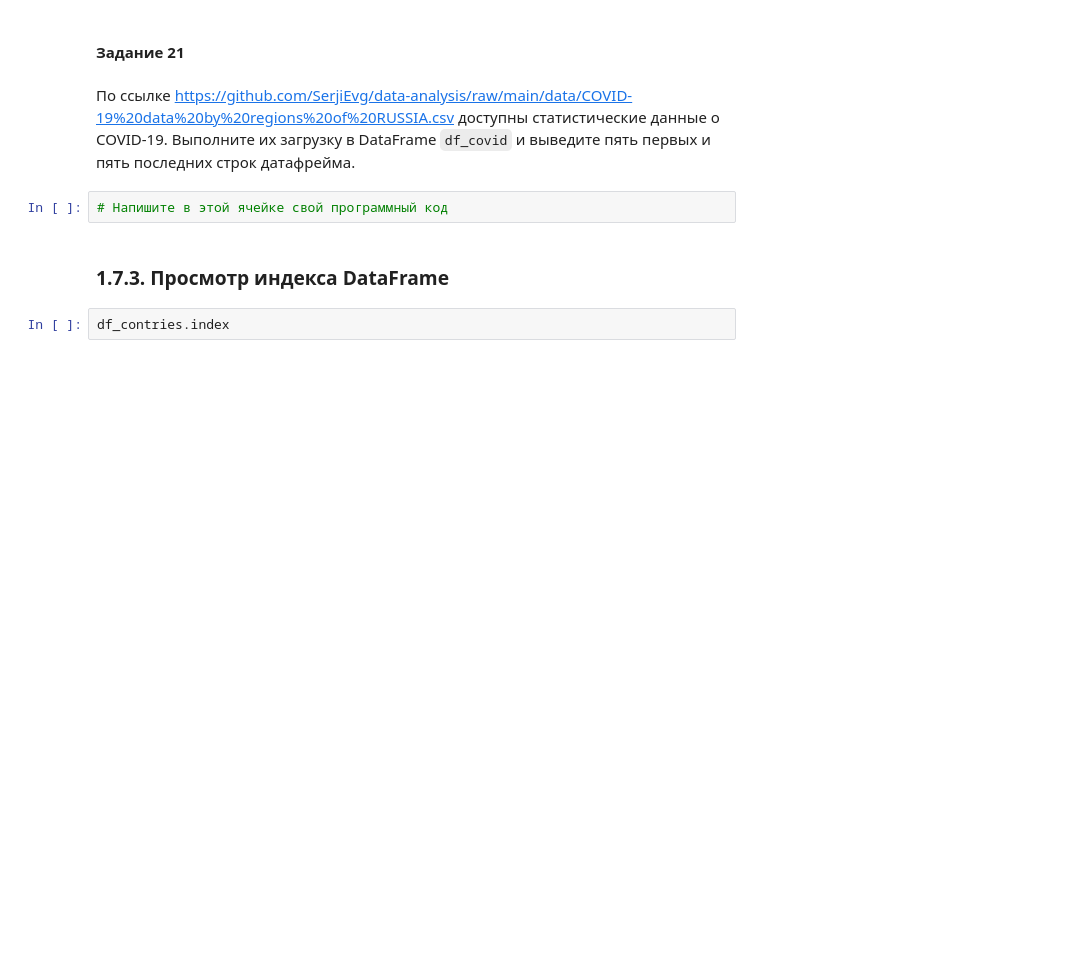
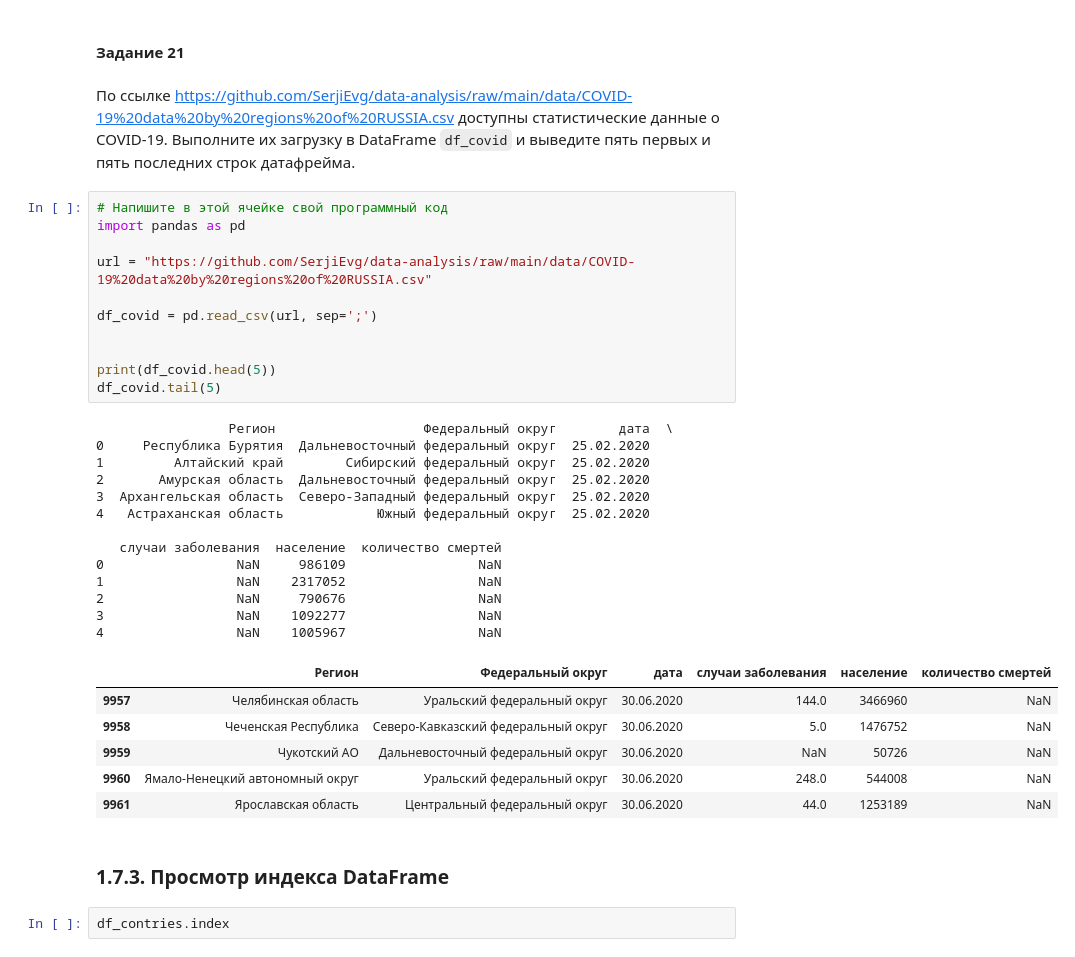
Before and after one commit to RoseoffFiceve/Practice, a Jupyter notebook: labs/Операции с Pandas/ПР. Введение в библиотеку Pandas.ipynb, the cells around one changed output. Drawn from its saved outputs; the diff is of its cells as text; blank space fills up the shorter version.

```diff
--- a/labs/Операции с Pandas/ПР. Введение в библиотеку Pandas.ipynb
+++ b/labs/Операции с Pandas/ПР. Введение в библиотеку Pandas.ipynb
@@ -442,8 +930,37 @@ df_contries.tail(3)
 #### Задание 21
 # %% [markdown]
 По ссылке https://github.com/SerjiEvg/data-analysis/raw/main/data/COVID-19%20data%20by%20regions%20of%20RUSSIA.csv доступны статистические данные о COVID-19. Выполните их загрузку в DataFrame `df_covid` и выведите пять первых и пять последних строк датафрейма.
-# %%
-# Напишите в этой ячейке свой программный код
+# %%
+# Напишите в этой ячейке свой программный код
+import pandas as pd
+
+url = "https://github.com/SerjiEvg/data-analysis/raw/main/data/COVID-19%20data%20by%20regions%20of%20RUSSIA.csv"
+
+df_covid = pd.read_csv(url, sep=';')
+
+
+print(df_covid.head(5))
+df_covid.tail(5)
+# %% [output]
+                 Регион                   Федеральный округ        дата  \
+0     Республика Бурятия  Дальневосточный федеральный округ  25.02.2020
+1         Алтайский край        Сибирский федеральный округ  25.02.2020
+2       Амурская область  Дальневосточный федеральный округ  25.02.2020
+3  Архангельская область  Северо-Западный федеральный округ  25.02.2020
+4   Астраханская область            Южный федеральный округ  25.02.2020
+
+   случаи заболевания  население  количество смертей
+0                 NaN     986109                 NaN
+1                 NaN    2317052                 NaN
+2                 NaN     790676                 NaN
+3                 NaN    1092277                 NaN
+4                 NaN    1005967                 NaN
+|  | Регион | Федеральный округ | дата | случаи заболевания | население | количество смертей |
+| 9957 | Челябинская область | Уральский федеральный округ | 30.06.2020 | 144.0 | 3466960 | NaN |
+| 9958 | Чеченская Республика | Северо-Кавказский федеральный округ | 30.06.2020 | 5.0 | 1476752 | NaN |
+| 9959 | Чукотский АО | Дальневосточный федеральный округ | 30.06.2020 | NaN | 50726 | NaN |
+| 9960 | Ямало-Ненецкий автономный округ | Уральский федеральный округ | 30.06.2020 | 248.0 | 544008 | NaN |
+| 9961 | Ярославская область | Центральный федеральный округ | 30.06.2020 | 44.0 | 1253189 | NaN |
 # %% [markdown]
 ### 1.7.3. Просмотр индекса DataFrame
 # %%
```
Also changed, not shown: parts of 54 cells of this notebook.
